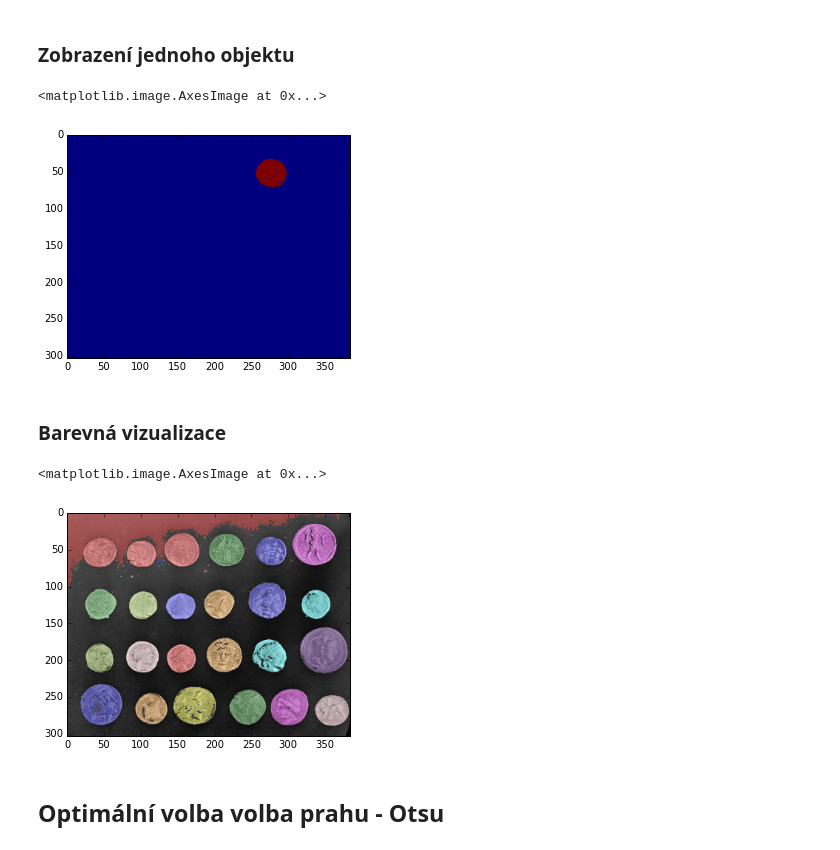
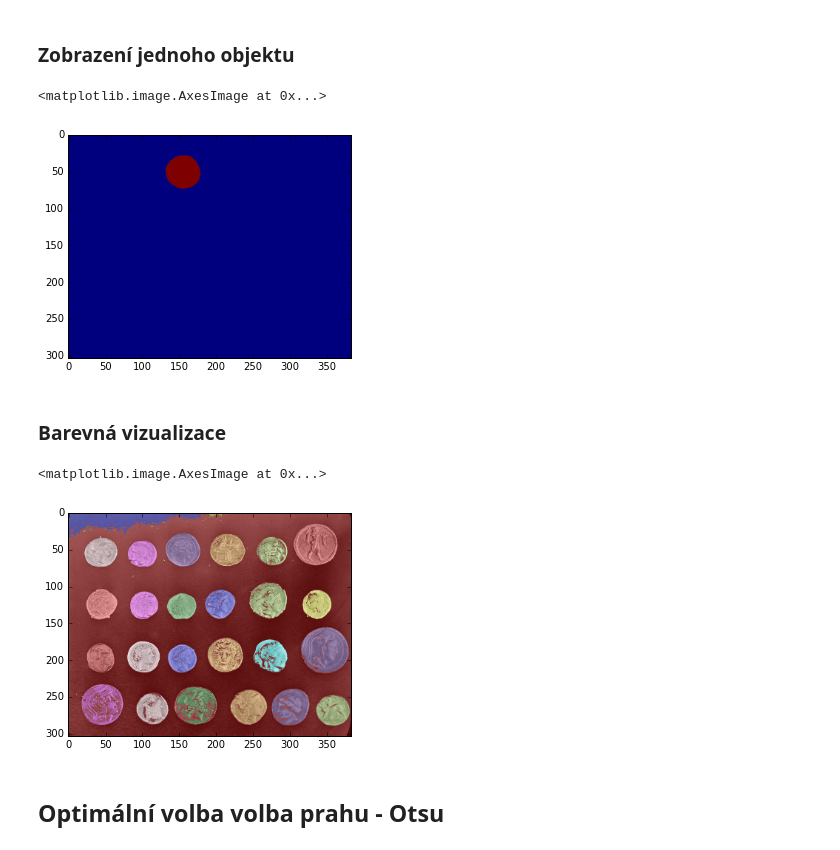
Before and after one commit to mjirik/ZDO, a Jupyter notebook: ZDO_short_tutor.ipynb, the cells around one changed output. Saved outputs shown, nothing was run; the diff lists cells and outputs as text; code cells hidden in the pictures.

```diff
--- a/ZDO_short_tutor.ipynb
+++ b/ZDO_short_tutor.ipynb
@@ -174,6 +195,6 @@ imshow(img > 130, cmap='gray')
 ## Barveni obrazu - label
 # %%
 # blobs_labels = skimage.morphology.label(img, background=0)
-imlabel = label(img > 100, background=0)
+imlabel = label(img > 120, background=0)
 imshow(imlabel, cmap='gray')
 # %% [output]
@@ -198,10 +217,10 @@ print np.max(imlabel)
 # %% [markdown]
 ### Zobrazení jednoho objektu
 # %%
-imshow(imlabel==21)
+imshow(imlabel==35)
 # %% [output]
 <matplotlib.image.AxesImage at 0x...>
-[figure, old version]
+[figure, new version]
 # %% [markdown]
 ### Barevná vizualizace
 # %%
@@ -210,7 +229,7 @@ image_label_overlay = label2rgb(imlabel, image=np.uint8(img))
 plt.imshow(image_label_overlay)
 # %% [output]
 <matplotlib.image.AxesImage at 0x...>
-[figure, old version]
+[figure, new version]
 # %% [markdown]
 ## Optimální volba volba prahu - Otsu
 # %% [markdown]
```
Also changed, not shown: parts of 15 cells of this notebook.
